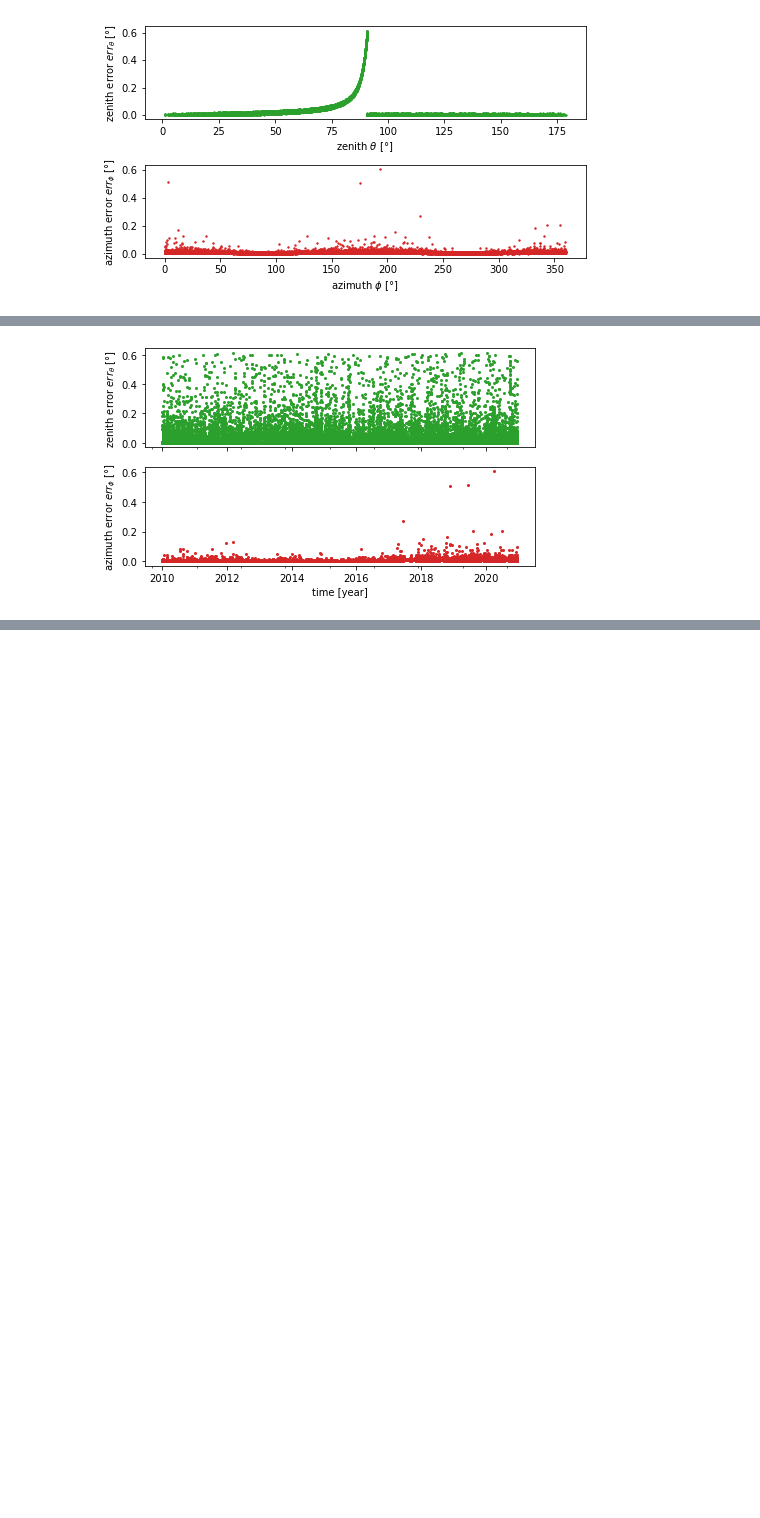
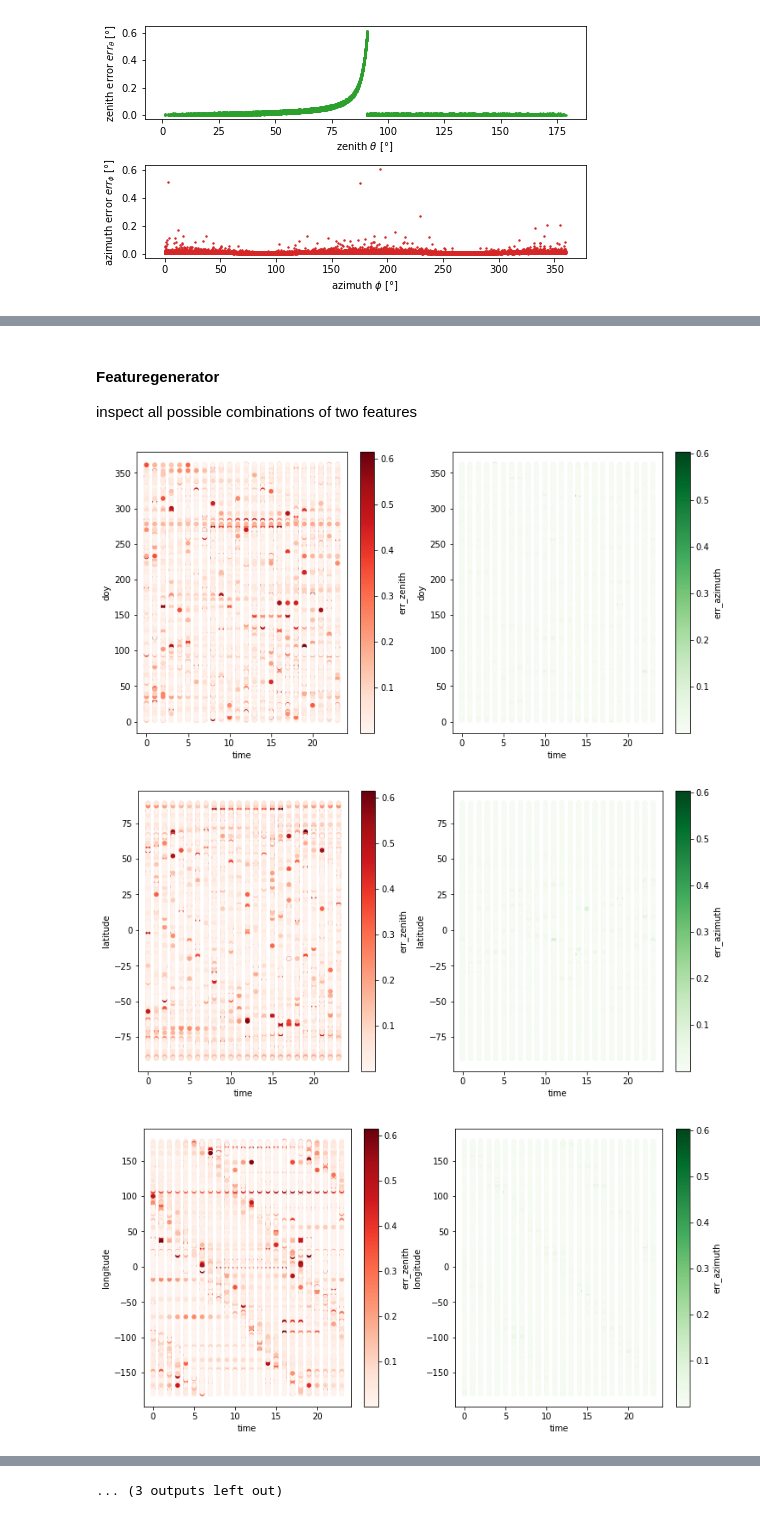
Before and after one commit to kolja-wagner/pysolar-testing, a Jupyter notebook: notebooks/validation.ipynb, the cells around one changed output, grey strips where cells are left out. Saved outputs shown, nothing was run; the diff lists cells and outputs as text; code cells hidden in the pictures; blank space fills up the shorter version.

```diff
--- a/notebooks/validation.ipynb
+++ b/notebooks/validation.ipynb
@@ -264,19 +304,15 @@ plt.show()
-# %%
-fig,(ax,bx) = plt.subplots(2,1, figsize=(7,4), sharex=True)
-data.sort_values(by=['timestamp']).plot.scatter(x='timestamp', y='err_zenith',ax=ax, c='tab:green',s=4)
-data.sort_values(by=['timestamp']).plot.scatter(x='timestamp', y='err_azimuth', ax=bx,c='tab:red', s=4)
-ax.set_ylabel('zenith error $err_\\theta$ [°]')
-bx.set_ylabel('azimuth error $err_\\phi$ [°]')
-bx.set_xlabel('time [year]')
-plt.savefig(PATH_EXPORT/'err_time.png', dpi=300, bbox_inches='tight')
-plt.show()
-# %% [output]
-[figure]
+# %% [markdown]
+#### Featuregenerator
+inspect all possible combinations of two features
 # %%
-# import itertools
-# features = ['time','doy','latitude','longitude','azimuth', 'zenith']
-# for a,b in itertools.combinations(features,2):
-#     fig, (ax,bx) = plt.subplots(1,2, figsize=(12,6))
-#     data.plot.scatter(x=a, y=b, c='err_zenith',cmap='Reds',ax=ax)
-#     data.plot.scatter(x=a, y=b, c='err_azimuth',cmap='Greens',ax=bx)
-#     plt.show()
+import itertools
+features = ['time','doy','latitude','longitude','azimuth', 'zenith']
+for a,b in itertools.combinations(features,2):
+    fig, (ax,bx) = plt.subplots(1,2, figsize=(12,6))
+    data.plot.scatter(x=a, y=b, c='err_zenith',cmap='Reds',ax=ax)
+    data.plot.scatter(x=a, y=b, c='err_azimuth',cmap='Greens',ax=bx)
+    plt.show()
+# %% [output]
+[figure, added]
+[figure, added]
+[figure, added]
@@ -282,0 +328 @@ plt.show()
+... (3 outputs left out)
```
Also changed, not shown: parts of 27 cells of this notebook, 43 other files.
